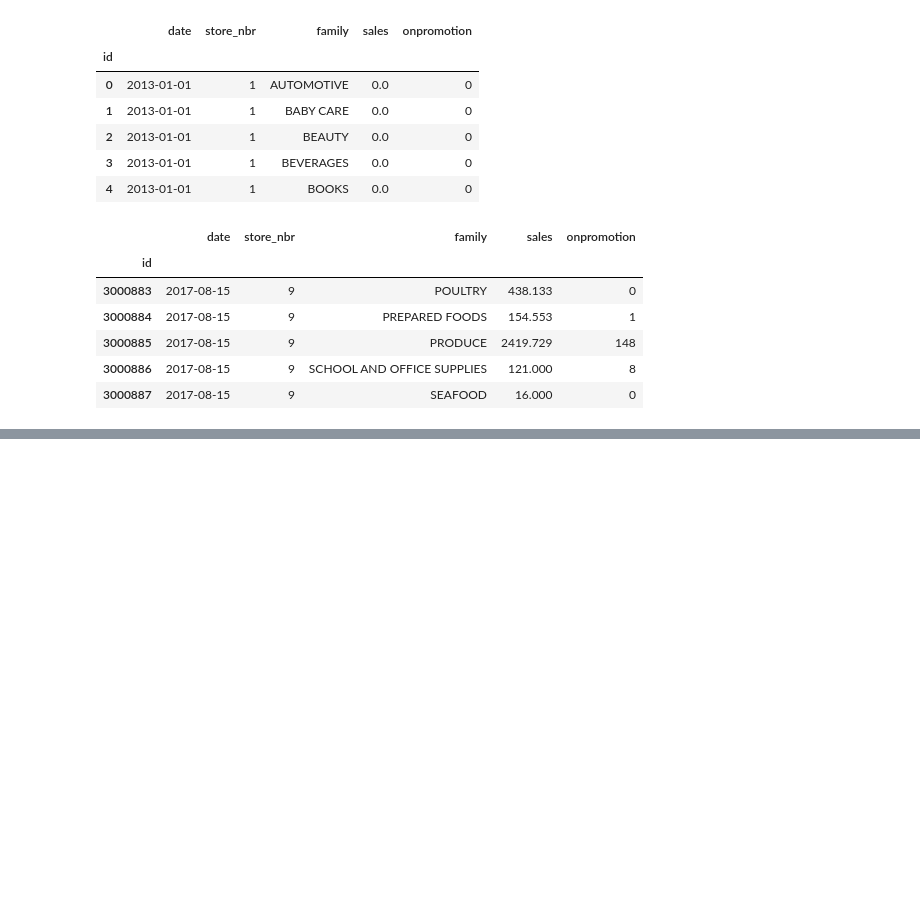
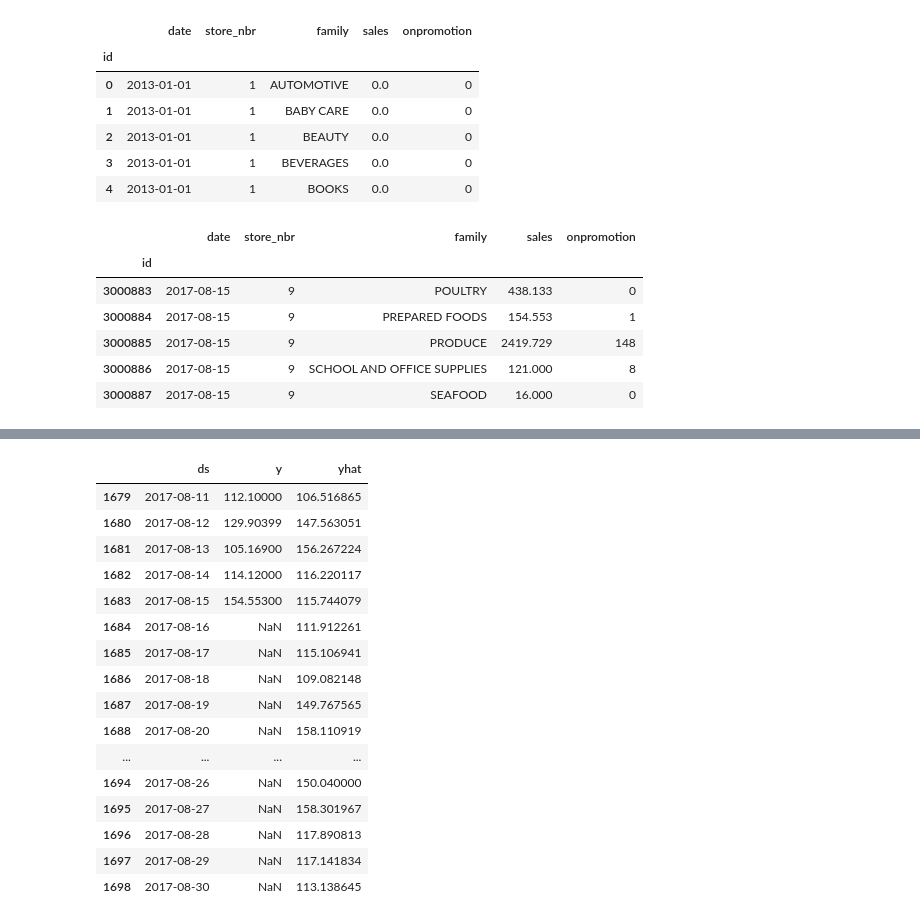
Before and after one commit to sgshaikh/StoreSales_TimeSeriesForecasting, a Jupyter notebook: ForecastStoreSales.ipynb, the cells around one changed output, grey strips where cells are left out. Cells and saved outputs as stored; diff of their text form; code cells hidden in the pictures; blank space fills up the shorter version.

```diff
--- a/ForecastStoreSales.ipynb
+++ b/ForecastStoreSales.ipynb
@@ -248,0 +254,5 @@ df_train.tail()
+# %%
+#creaate a copy and check the data types
+df_train_p = pd.DataFrame()
+df_train_p = df_train.query("store_nbr == 9 and family == 'PREPARED FOODS' ").copy(deep=True)
+df_train_p.dtypes
@@ -248,0 +300,21 @@ df_train.tail()
+# %%
+final_df= pd.concat([preds.set_index('ds'),df_train_p.set_index('ds')], axis=1, join='outer').reset_index()
+final_df[['ds','y','yhat']].tail(20)
+# %% [output]
+|  | ds | y | yhat |
+| 1679 | 2017-08-11 | 112.10000 | 106.516865 |
+| 1680 | 2017-08-12 | 129.90399 | 147.563051 |
+| 1681 | 2017-08-13 | 105.16900 | 156.267224 |
+| 1682 | 2017-08-14 | 114.12000 | 116.220117 |
+| 1683 | 2017-08-15 | 154.55300 | 115.744079 |
+| 1684 | 2017-08-16 | NaN | 111.912261 |
+| 1685 | 2017-08-17 | NaN | 115.106941 |
+| 1686 | 2017-08-18 | NaN | 109.082148 |
+| 1687 | 2017-08-19 | NaN | 149.767565 |
+| 1688 | 2017-08-20 | NaN | 158.110919 |
+| ... | ... | ... | ... |
+| 1694 | 2017-08-26 | NaN | 150.040000 |
+| 1695 | 2017-08-27 | NaN | 158.301967 |
+| 1696 | 2017-08-28 | NaN | 117.890813 |
+| 1697 | 2017-08-29 | NaN | 117.141834 |
+| 1698 | 2017-08-30 | NaN | 113.138645 |
```
Also changed, not shown: parts of 14 cells of this notebook.
